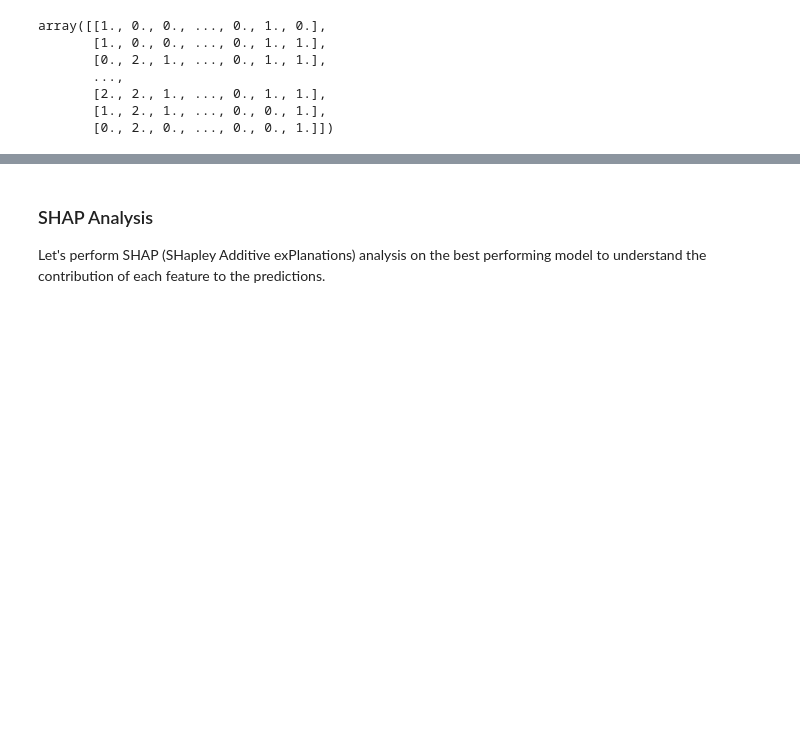
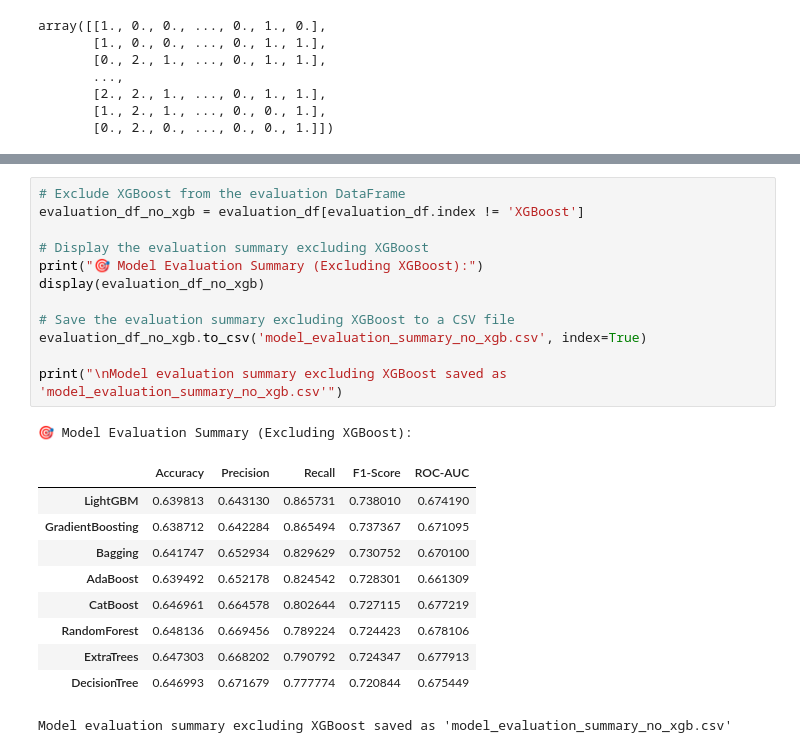
Before and after one commit to Fentahun60/Fentahun, a Jupyter notebook: access.ipynb, the cells around one changed output, grey strips where cells are left out. Drawn from its saved outputs; the diff is of its cells as text; blank space fills up the shorter version.

```diff
--- a/access.ipynb
+++ b/access.ipynb
@@ -2004,4 +2052,24 @@ print(f"\n🏆 Best Model Based on F1-Score: {best_model_name}")
-# %% [markdown]
-### SHAP Analysis
-
-Let's perform SHAP (SHapley Additive exPlanations) analysis on the best performing model to understand the contribution of each feature to the predictions.
+# %%
+# Exclude XGBoost from the evaluation DataFrame
+evaluation_df_no_xgb = evaluation_df[evaluation_df.index != 'XGBoost']
+
+# Display the evaluation summary excluding XGBoost
+print("🎯 Model Evaluation Summary (Excluding XGBoost):")
+display(evaluation_df_no_xgb)
+
+# Save the evaluation summary excluding XGBoost to a CSV file
+evaluation_df_no_xgb.to_csv('model_evaluation_summary_no_xgb.csv', index=True)
+
+print("\nModel evaluation summary excluding XGBoost saved as 'model_evaluation_summary_no_xgb.csv'")
+# %% [output]
+🎯 Model Evaluation Summary (Excluding XGBoost):
+|  | Accuracy | Precision | Recall | F1-Score | ROC-AUC |
+| LightGBM | 0.639813 | 0.643130 | 0.865731 | 0.738010 | 0.674190 |
+| GradientBoosting | 0.638712 | 0.642284 | 0.865494 | 0.737367 | 0.671095 |
+| Bagging | 0.641747 | 0.652934 | 0.829629 | 0.730752 | 0.670100 |
+| AdaBoost | 0.639492 | 0.652178 | 0.824542 | 0.728301 | 0.661309 |
+| CatBoost | 0.646961 | 0.664578 | 0.802644 | 0.727115 | 0.677219 |
+| RandomForest | 0.648136 | 0.669456 | 0.789224 | 0.724423 | 0.678106 |
+| ExtraTrees | 0.647303 | 0.668202 | 0.790792 | 0.724347 | 0.677913 |
+| DecisionTree | 0.646993 | 0.671679 | 0.777774 | 0.720844 | 0.675449 |
+Model evaluation summary excluding XGBoost saved as 'model_evaluation_summary_no_xgb.csv'
```
Also changed, not shown: parts of 5 cells of this notebook.
